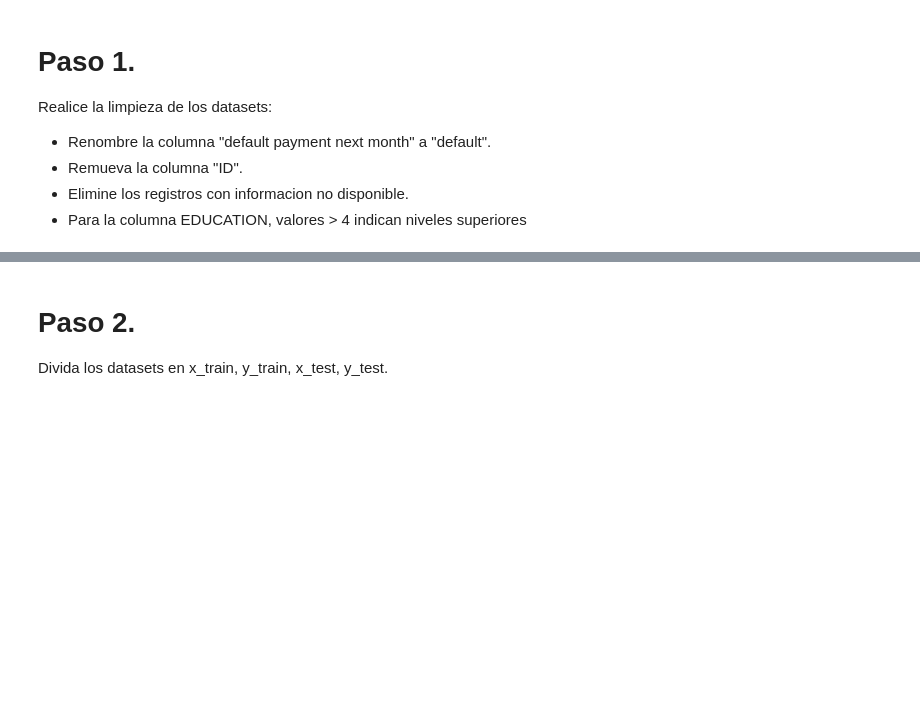
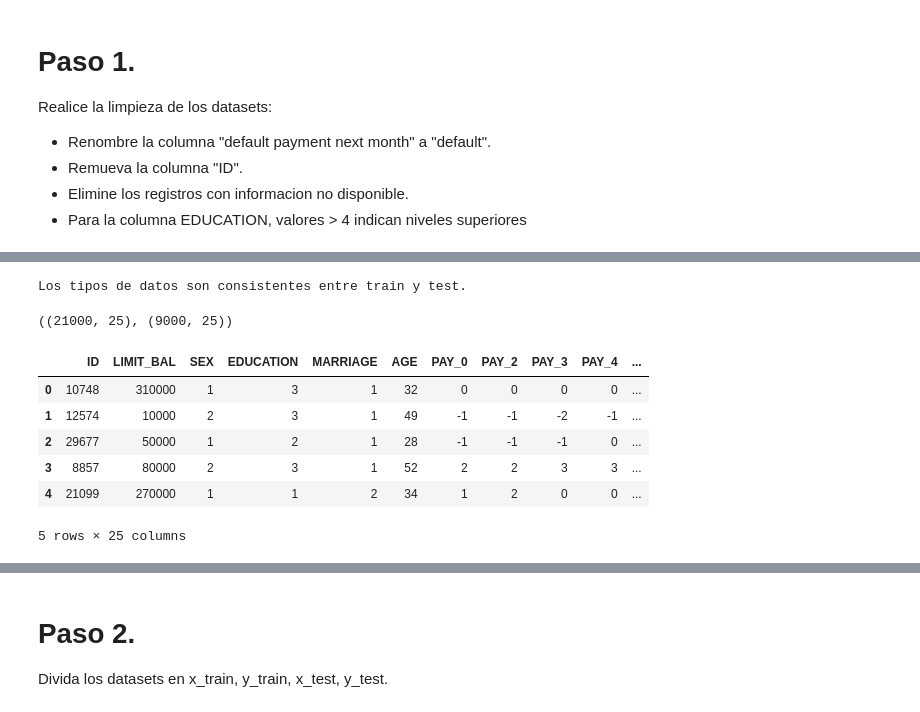
Before and after one commit to 2025-2-predictiva/LAB-01-prediccion-del-default-usando-rf-vatamayog, a Jupyter notebook: homework/homework.ipynb, the cells around one changed output, grey strips where cells are left out. Cells and saved outputs as stored; diff of their text form; code cells hidden in the pictures; blank space fills up the shorter version.

```diff
--- a/homework/homework.ipynb
+++ b/homework/homework.ipynb
@@ -94,15 +39,10 @@ os.getcwd()
 # ============================
 
 
-def load_data(Pathfile1, Pathfile2=None):
-    import pandas as pd
+def load_data():
+    train_path = 'files/input/train_data.csv.zip'
+    test_path = 'files/input/test_data.csv.zip'
 
-    if Pathfile2 is not None:
-        train_df = pd.read_csv(Pathfile1, compression="zip")
-        test_df = pd.read_csv(Pathfile2, compression="zip")
-        return train_df, test_df
-    else:
-        df = pd.read_csv(Pathfile1, compression="zip")
-        return df
-
-load_data("files/input/train_data.csv.zip","files/input/test_data.csv.zip")
+    train_dataset = pd.read_csv(train_path, index_col=False)
+    test_dataset = pd.read_csv(test_path, index_col=False)
+    return train_dataset, test_dataset
@@ -138,0 +49,2 @@ test_df.head()
+# %%
+train_dataset, test_dataset = load_data()
@@ -138,0 +91,37 @@ test_df.head()
+# %%
+# Verificar si los tipos de datos son los mismos en train y test
+def validate_data_types(train_df, test_df):
+    train_dtypes = train_df.dtypes
+    test_dtypes = test_df.dtypes
+
+    # Comparar los tipos de datos
+    mismatched_columns = [
+        column for column in train_dtypes.index
+        if column in test_dtypes.index and train_dtypes[column] != test_dtypes[column]
+    ]
+
+    if mismatched_columns:
+        print("Las siguientes columnas tienen tipos de datos diferentes entre train y test:")
+        for column in mismatched_columns:
+            print(f"Columna: {column}, Train: {train_dtypes[column]}, Test: {test_dtypes[column]}")
+    else:
+        print("Los tipos de datos son consistentes entre train y test.")
+
+# Llamar a la función con los DataFrames de entrenamiento y prueba
+validate_data_types(train_dataset, test_dataset)
+# %% [output]
+Los tipos de datos son consistentes entre train y test.
+# %%
+train_dataset.shape, test_dataset.shape
+# %% [output]
+((21000, 25), (9000, 25))
+# %%
+train_dataset.head()
+# %% [output]
+|  | ID | LIMIT_BAL | SEX | EDUCATION | MARRIAGE | AGE | PAY_0 | PAY_2 | PAY_3 | PAY_4 | ... |
+| 0 | 10748 | 310000 | 1 | 3 | 1 | 32 | 0 | 0 | 0 | 0 | ... |
+| 1 | 12574 | 10000 | 2 | 3 | 1 | 49 | -1 | -1 | -2 | -1 | ... |
+| 2 | 29677 | 50000 | 1 | 2 | 1 | 28 | -1 | -1 | -1 | 0 | ... |
+| 3 | 8857 | 80000 | 2 | 3 | 1 | 52 | 2 | 2 | 3 | 3 | ... |
+| 4 | 21099 | 270000 | 1 | 1 | 2 | 34 | 1 | 2 | 0 | 0 | ... |
+5 rows × 25 columns
```
Also changed, not shown: parts of 63 cells of this notebook, 3 other files.
